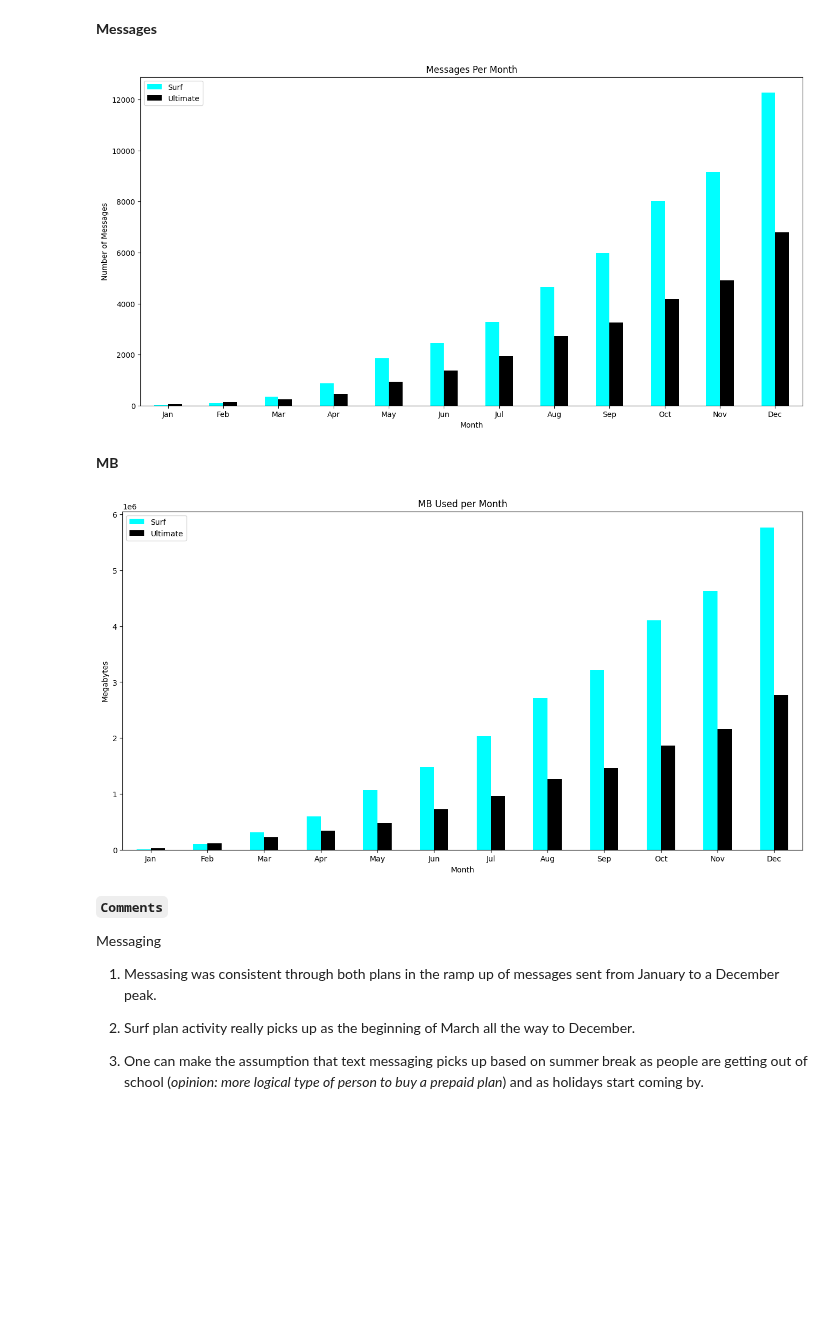
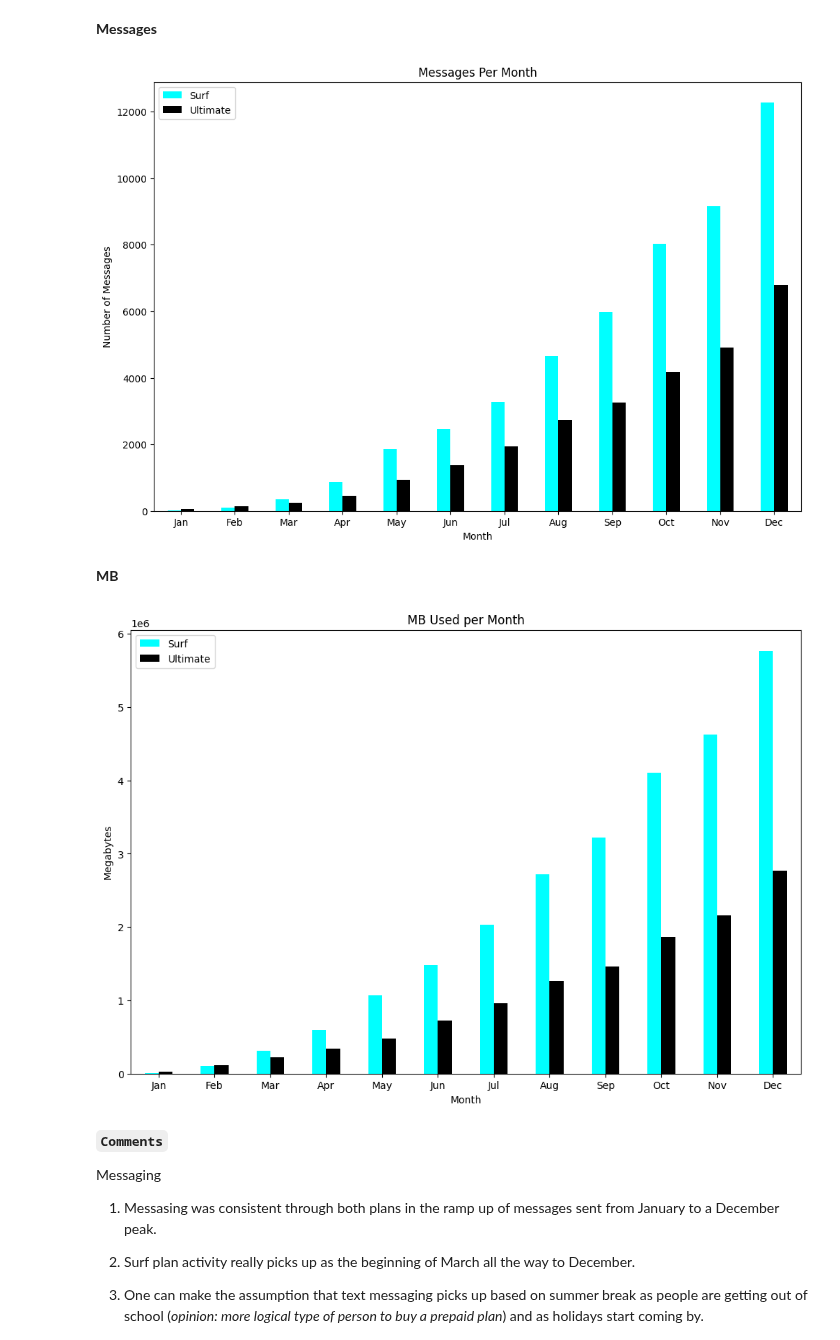
Before and after one commit to mattamx/Projects, a Jupyter notebook: TripleTen Projects/Sprint 3 - Statistical Data Analysis/Statistical Data Analysis.ipynb, the cells around one changed output. Drawn from its saved outputs; the diff is of its cells as text; code cells hidden in the pictures; blank space fills up the shorter version.

```diff
--- a/TripleTen Projects/Sprint 3 - Statistical Data Analysis/Statistical Data Analysis.ipynb
+++ b/TripleTen Projects/Sprint 3 - Statistical Data Analysis/Statistical Data Analysis.ipynb
@@ -1281,17 +1369,17 @@ Overall
 # %%
 # Compare the number of messages users of each plan tend to send each month
 
 messages_per = messages_per.set_index(['month_str', 'plan']).messages_sent
 
 messages_per.unstack().reindex(['Jan','Feb','Mar','Apr','May','Jun','Jul','Aug','Sep','Oct','Nov','Dec']).plot(kind='bar',
                     xlabel="Month",ylabel="Number of Messages",
-                    title='Messages Per Month',figsize=(16,8),
+                    title='Messages Per Month',figsize=(12,8),
                     color={'surf':'cyan','ultimate':'black'}, rot=0)
 
 plt.legend(['Surf', 'Ultimate'])
 plt.show()
 # %% [output]
-[figure, old version]
+[figure, new version]
 # %% [markdown]
 **MB**
 # %%
@@ -1301,13 +1389,13 @@ mb_per = mb_per.set_index(['month_str', 'plan']).mb_used
 
 mb_per.unstack().reindex(['Jan','Feb','Mar','Apr','May','Jun','Jul','Aug','Sep','Oct','Nov','Dec']).plot(kind='bar',
                     xlabel="Month",ylabel="Megabytes",
-                    title='MB Used per Month',figsize=(16,8),
+                    title='MB Used per Month',figsize=(12,8),
                     color={'surf':'cyan','ultimate':'black'}, rot=0)
 
 plt.legend(['Surf', 'Ultimate'])
 plt.show()
 # %% [output]
-[figure, old version]
+[figure, new version]
 # %% [markdown]
 **`Comments`**
 
```
Also changed, not shown: parts of 23 cells of this notebook, 7 other files.
